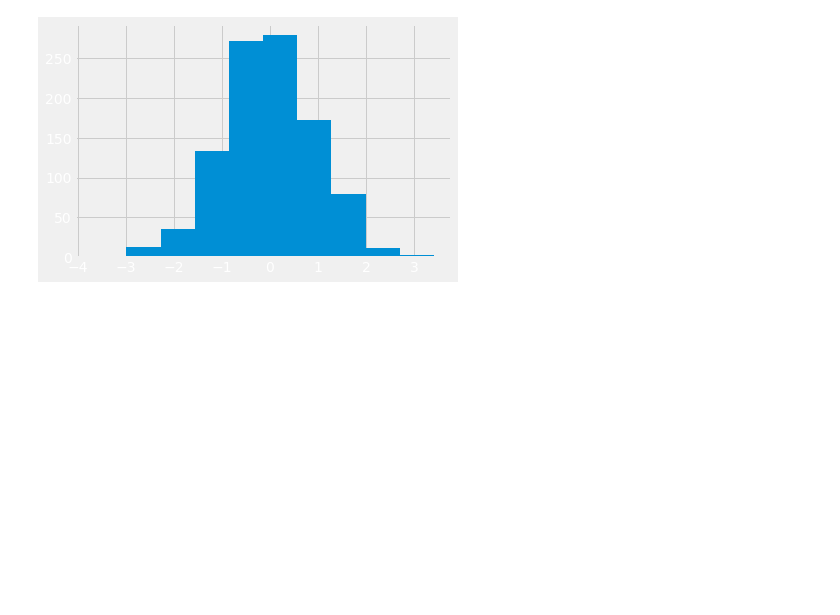
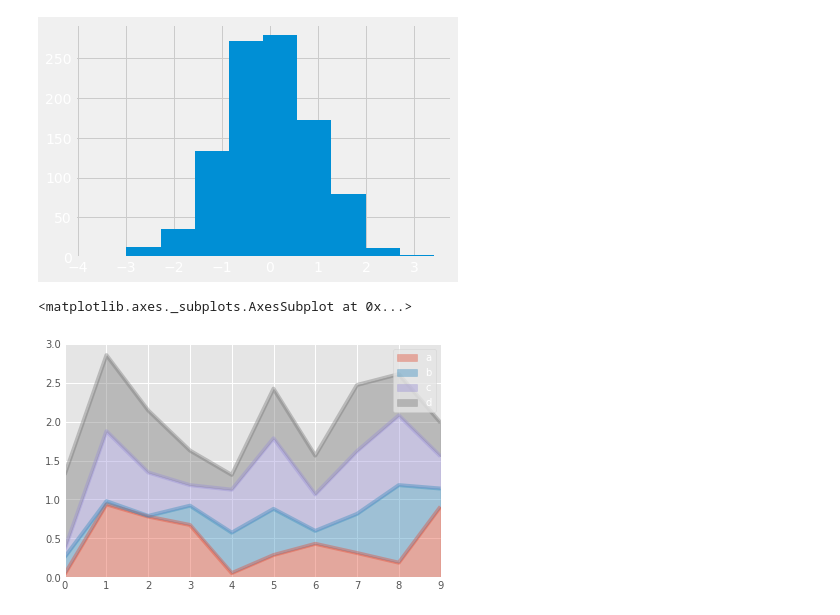
Before and after one commit to codingblondie/udemypython, a Jupyter notebook: files/Pandas_visualization.ipynb, the cells around one changed output. Drawn from its saved outputs; the diff is of its cells as text; code cells hidden in the pictures; blank space fills up the shorter version.

Commit message:
pandas visualization topic continued

```diff
--- a/files/Pandas_visualization.ipynb
+++ b/files/Pandas_visualization.ipynb
@@ -38,3 +38,8 @@ df1['A'].hist()
 [figure]
 # %%
 plt.style.use('ggplot')
+# %%
+df2.plot.area(alpha=0.4)
+# %% [output]
+<matplotlib.axes._subplots.AxesSubplot at 0x...>
+[figure, added]
```
Also changed, not shown: parts of 11 cells of this notebook.
